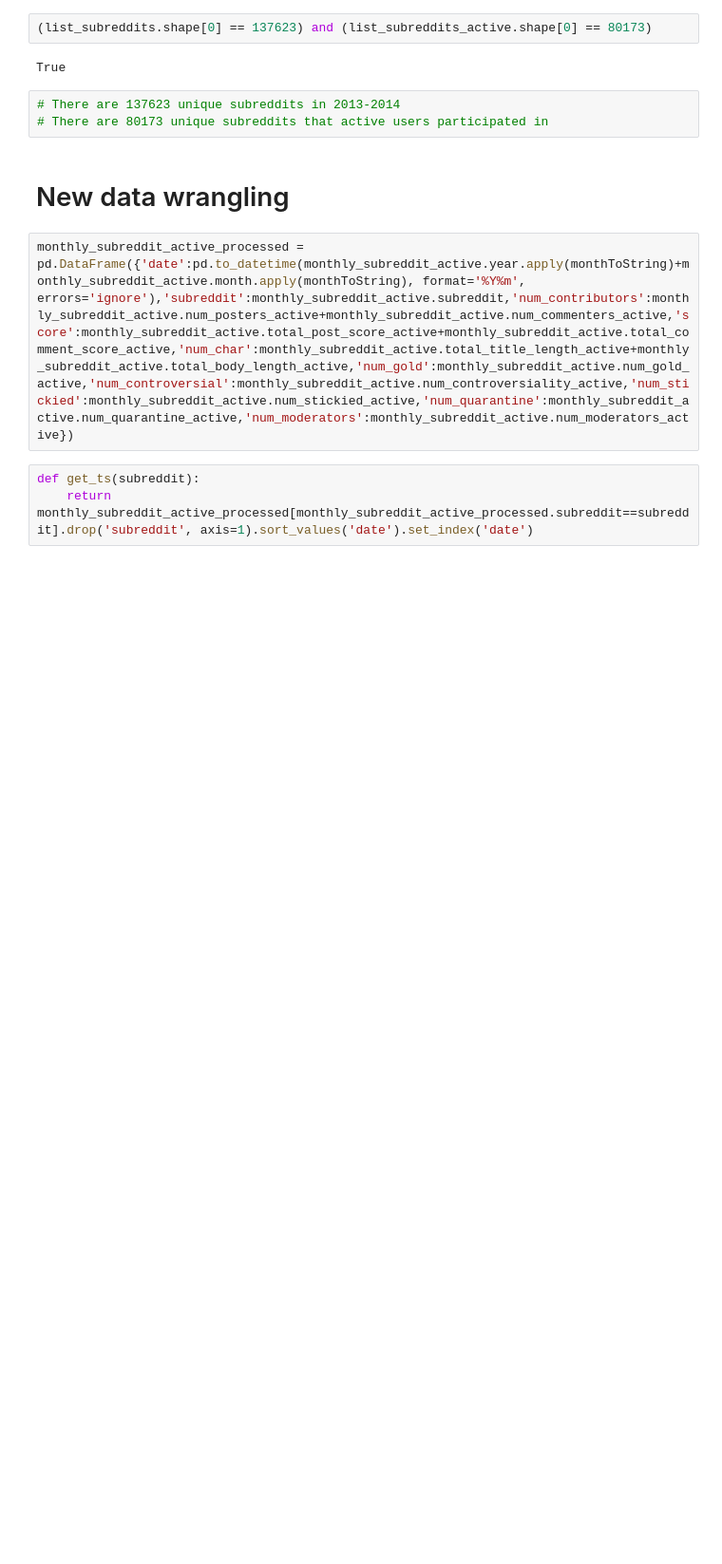
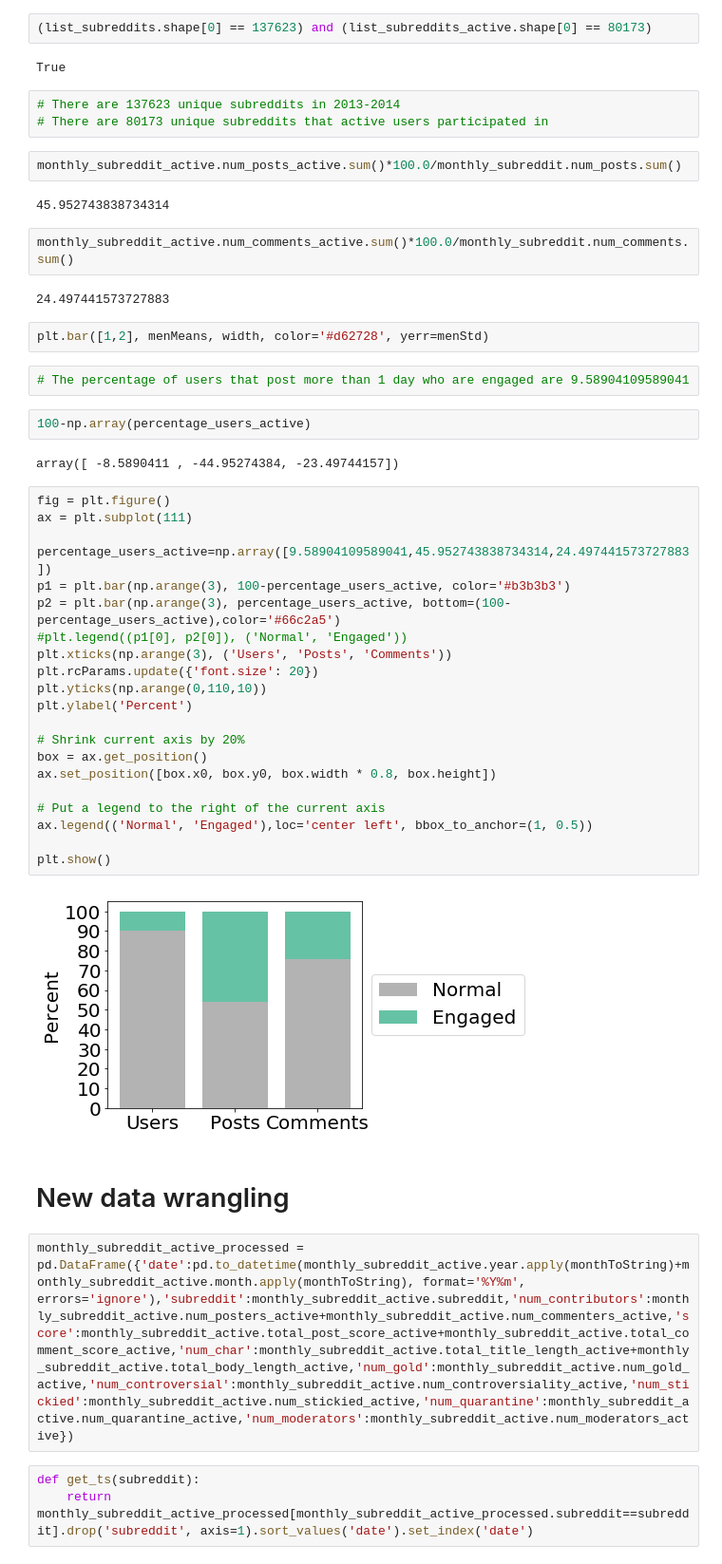
Before and after one commit to tharrington923/rCheckUp, a Jupyter notebook: code/ARMA_models.ipynb, the cells around one changed output. Shown: that part at 95% size. Drawn from its saved outputs; the diff is of its cells as text; blank space fills up the shorter version.

```diff
--- a/code/ARMA_models.ipynb
+++ b/code/ARMA_models.ipynb
@@ -37,6 +37,45 @@ True
 # %%
 # There are 137623 unique subreddits in 2013-2014
 # There are 80173 unique subreddits that active users participated in
+# %%
+monthly_subreddit_active.num_posts_active.sum()*100.0/monthly_subreddit.num_posts.sum()
+# %% [output]
+45.952743838734314
+# %%
+monthly_subreddit_active.num_comments_active.sum()*100.0/monthly_subreddit.num_comments.sum()
+# %% [output]
+24.497441573727883
+# %%
+plt.bar([1,2], menMeans, width, color='#d62728', yerr=menStd)
+# %%
+# The percentage of users that post more than 1 day who are engaged are 9.58904109589041
+# %%
+100-np.array(percentage_users_active)
+# %% [output]
+array([ -8.5890411 , -44.95274384, -23.49744157])
+# %%
+fig = plt.figure()
+ax = plt.subplot(111)
+
+percentage_users_active=np.array([9.58904109589041,45.952743838734314,24.497441573727883])
+p1 = plt.bar(np.arange(3), 100-percentage_users_active, color='#b3b3b3')
+p2 = plt.bar(np.arange(3), percentage_users_active, bottom=(100-percentage_users_active),color='#66c2a5')
+#plt.legend((p1[0], p2[0]), ('Normal', 'Engaged'))
+plt.xticks(np.arange(3), ('Users', 'Posts', 'Comments'))
+plt.rcParams.update({'font.size': 20})
+plt.yticks(np.arange(0,110,10))
+plt.ylabel('Percent')
+
+# Shrink current axis by 20%
+box = ax.get_position()
+ax.set_position([box.x0, box.y0, box.width * 0.8, box.height])
+
+# Put a legend to the right of the current axis
+ax.legend(('Normal', 'Engaged'),loc='center left', bbox_to_anchor=(1, 0.5))
+
+plt.show()
+# %% [output]
+[figure, added]
 # %% [markdown]
 # New data wrangling
 # %%
```
Also changed, not shown: parts of 4 cells of this notebook, 7 other files.
